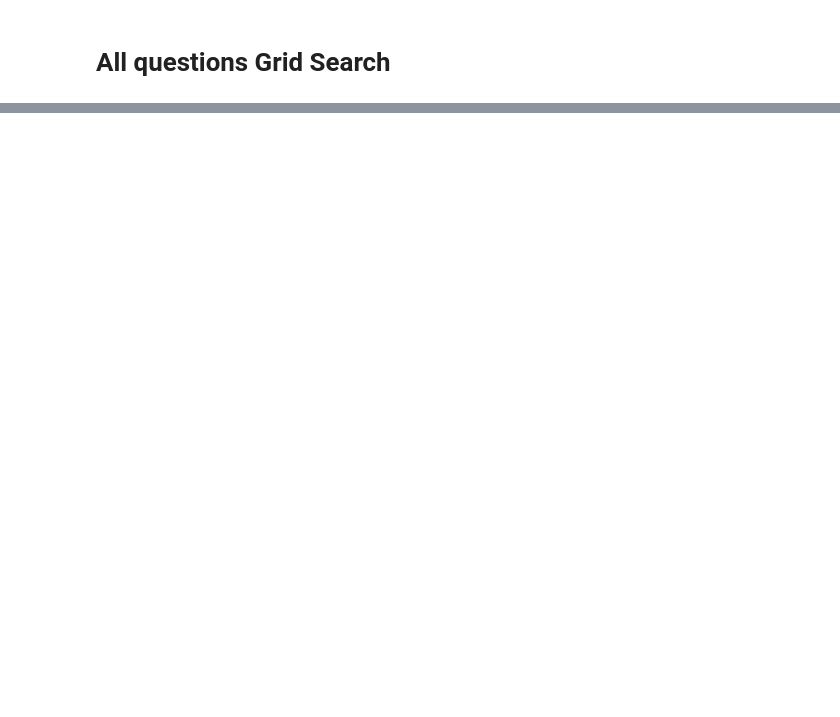
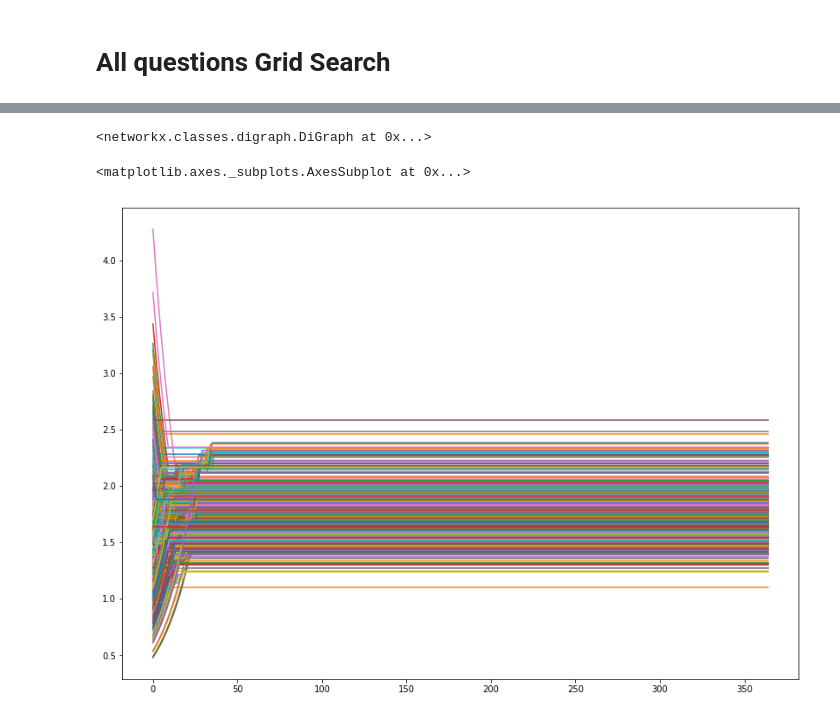
Before and after one commit to ericinlinux/obesity_interventions, a Jupyter notebook: Results_Grid_Search.ipynb, the cells around one changed output, grey strips where cells are left out. Drawn from its saved outputs; the diff is of its cells as text; code cells hidden in the pictures; blank space fills up the shorter version.

```diff
--- a/Results_Grid_Search.ipynb
+++ b/Results_Grid_Search.ipynb
@@ -175,0 +180,6 @@ Text(0.5,105,'I PA')
+# %%
+label='all'
+level_f='./'
+
+empirical = get_empirical(level_f=level_f)
+original_graph = generate_network_PA(level_f=level_f, label=label)
@@ -175,0 +204,22 @@ Text(0.5,105,'I PA')
+# %%
+# To restart the graph
+graph = original_graph.copy()
+# %%
+thres_PA = 0.15
+I_PA = 0.05
+
+diffuse_behavior_PA(graph, years=1, thres_PA=thres_PA, I_PA=I_PA)
+# %% [output]
+<networkx.classes.digraph.DiGraph at 0x...>
+# %%
+PA_results = {}
+for node in graph.nodes():
+    PA_results[node] = graph.nodes[node]['PA_hist']
+
+PA_df = pd.DataFrame(PA_results).T
+# %%
+PA_df.T.plot(legend=False, figsize=((14,10)))
+#plt.xlim(0,60)
+# %% [output]
+<matplotlib.axes._subplots.AxesSubplot at 0x...>
+[figure, added]
```
Also changed, not shown: parts of 16 cells of this notebook, 2 other files.
